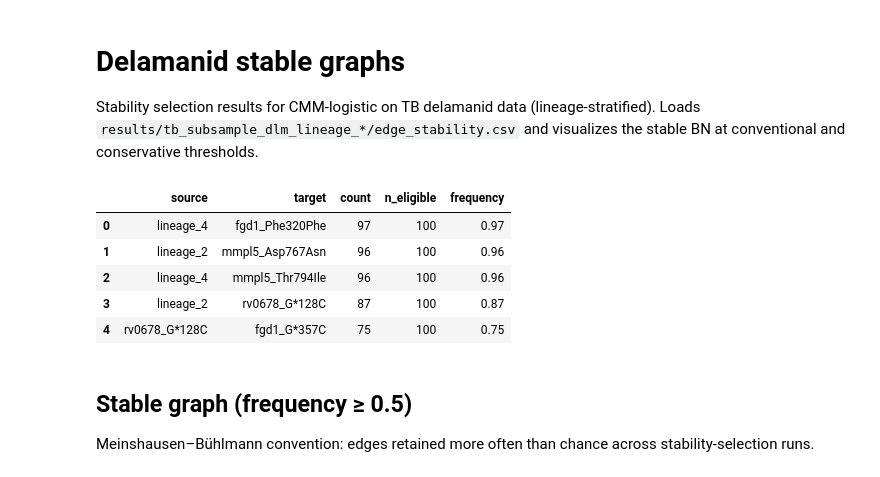
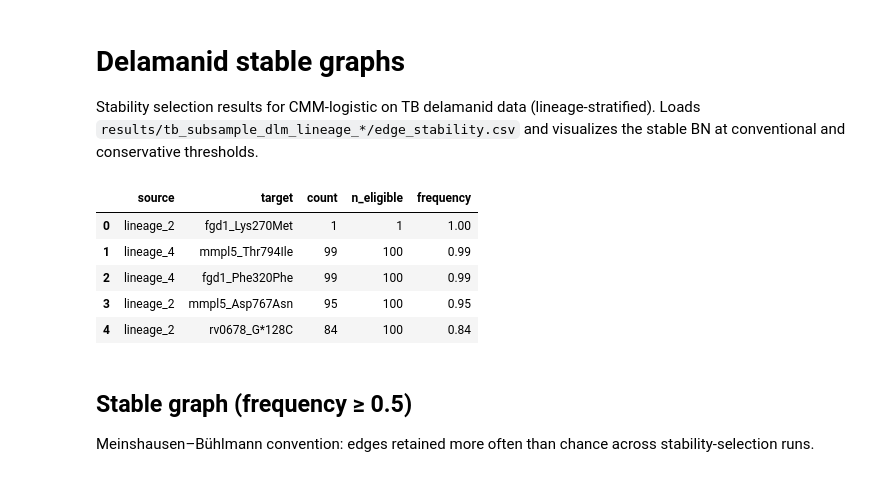
Before and after one commit to YasmineParent/tb_internship, a Jupyter notebook: notebooks/mixed_cmm/real/delamanid_stable_graphs.ipynb, the cells around one changed output. Cells and saved outputs as stored; diff of their text form; code cells hidden in the pictures.

Commit message:
results

```diff
--- a/notebooks/mixed_cmm/real/delamanid_stable_graphs.ipynb
+++ b/notebooks/mixed_cmm/real/delamanid_stable_graphs.ipynb
@@ -5,26 +5,26 @@ Stability selection results for CMM-logistic on TB delamanid data (lineage-strat
 # %%
 import sys
 from pathlib import Path
 
 sys.path.insert(0, str(Path.cwd().parents[2]))
 sys.path.insert(0, str(Path.cwd().parents[2] / 'external' / 'cmm'))
 
 import warnings
 warnings.filterwarnings('ignore', category=FutureWarning)
 
 import pandas as pd
 from src_tb.causal_recovery.cmm_utils import visualize_stable_bn
 
-RESULTS = Path.cwd().parents[2] / 'results' / 'tb_subsample_dlm_lineage_20260508_0047'
+RESULTS = Path.cwd().parents[2] / 'results' / 'subsampling' / 'tb_subsample_dlm_lineage_mp4_k6_mcc4'
 df = pd.read_csv(RESULTS / 'edge_stability.csv')
 df.head()
 # %% [output]
 |  | source | target | count | n_eligible | frequency |
-| 0 | lineage_4 | fgd1_Phe320Phe | 97 | 100 | 0.97 |
-| 1 | lineage_2 | mmpl5_Asp767Asn | 96 | 100 | 0.96 |
-| 2 | lineage_4 | mmpl5_Thr794Ile | 96 | 100 | 0.96 |
-| 3 | lineage_2 | rv0678_G*128C | 87 | 100 | 0.87 |
-| 4 | rv0678_G*128C | fgd1_G*357C | 75 | 100 | 0.75 |
+| 0 | lineage_2 | fgd1_Lys270Met | 1 | 1 | 1.00 |
+| 1 | lineage_4 | mmpl5_Thr794Ile | 99 | 100 | 0.99 |
+| 2 | lineage_4 | fgd1_Phe320Phe | 99 | 100 | 0.99 |
+| 3 | lineage_2 | mmpl5_Asp767Asn | 95 | 100 | 0.95 |
+| 4 | lineage_2 | rv0678_G*128C | 84 | 100 | 0.84 |
 # %% [markdown]
 ## Stable graph (frequency ≥ 0.5)
 
```
Also changed, not shown: parts of 5 cells of this notebook, 6 other files.
